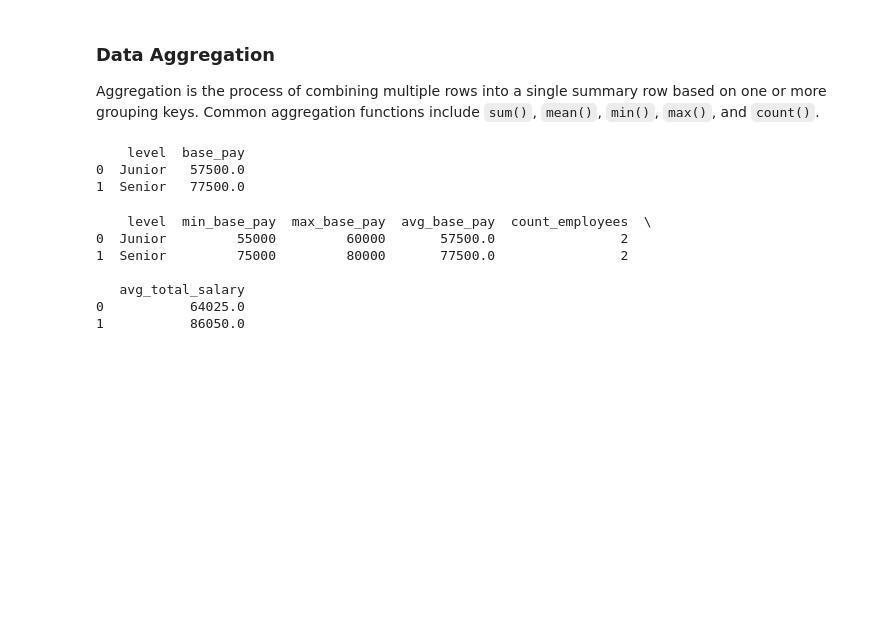
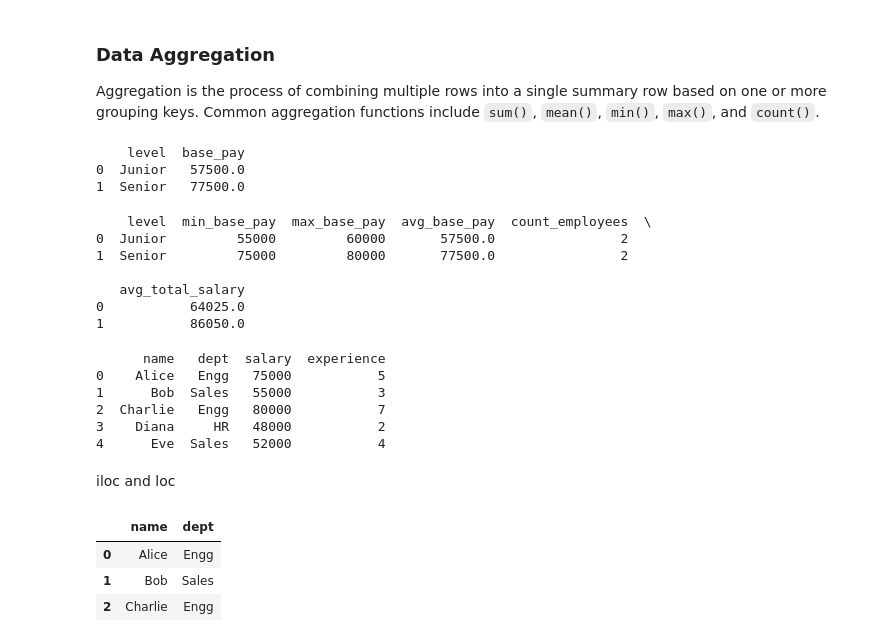
Before and after one commit to Obulreddy0/pandas_practise, a Jupyter notebook: pandas_practise.ipynb, the cells around one changed output. Cells and saved outputs as stored; diff of their text form; code cells hidden in the pictures; blank space fills up the shorter version.

```diff
--- a/pandas_practise.ipynb
+++ b/pandas_practise.ipynb
@@ -1032,3 +1032,42 @@ print(salary_stats_by_level)
    avg_total_salary
 0           64025.0
 1           86050.0
+# %%
+import pandas as pd
+
+df = pd.DataFrame({
+    "name": ["Alice", "Bob", "Charlie", "Diana", "Eve"],
+    "dept": ["Engg", "Sales", "Engg", "HR", "Sales"],
+    "salary": [75000, 55000, 80000, 48000, 52000],
+    "experience": [5, 3, 7, 2, 4]
+})
+print(df)
+# %% [output]
+      name   dept  salary  experience
+0    Alice   Engg   75000           5
+1      Bob  Sales   55000           3
+2  Charlie   Engg   80000           7
+3    Diana     HR   48000           2
+4      Eve  Sales   52000           4
+# %% [markdown]
+iloc and loc
+# %%
+# Single cell — row 0, column 2
+df.iloc[0, 2]           # 75000
+
+# Single row — returns a Series
+df.iloc[0]              # first row
+
+# Multiple rows
+df.iloc[0:3]            # rows 0, 1, 2 (end exclusive)
+
+# Specific rows and columns
+df.iloc[0:3, 0:2]       # rows 0-2, columns 0-1 (name, dept)
+
+# Specific row and column positions
+df.iloc[[0, 2, 4], [0, 2]]   # rows 0,2,4 — columns "name" and "salary"
+# %% [output]
+|  | name | dept |
+| 0 | Alice | Engg |
+| 1 | Bob | Sales |
+| 2 | Charlie | Engg |
```
Also changed, not shown: parts of 4 cells of this notebook.
